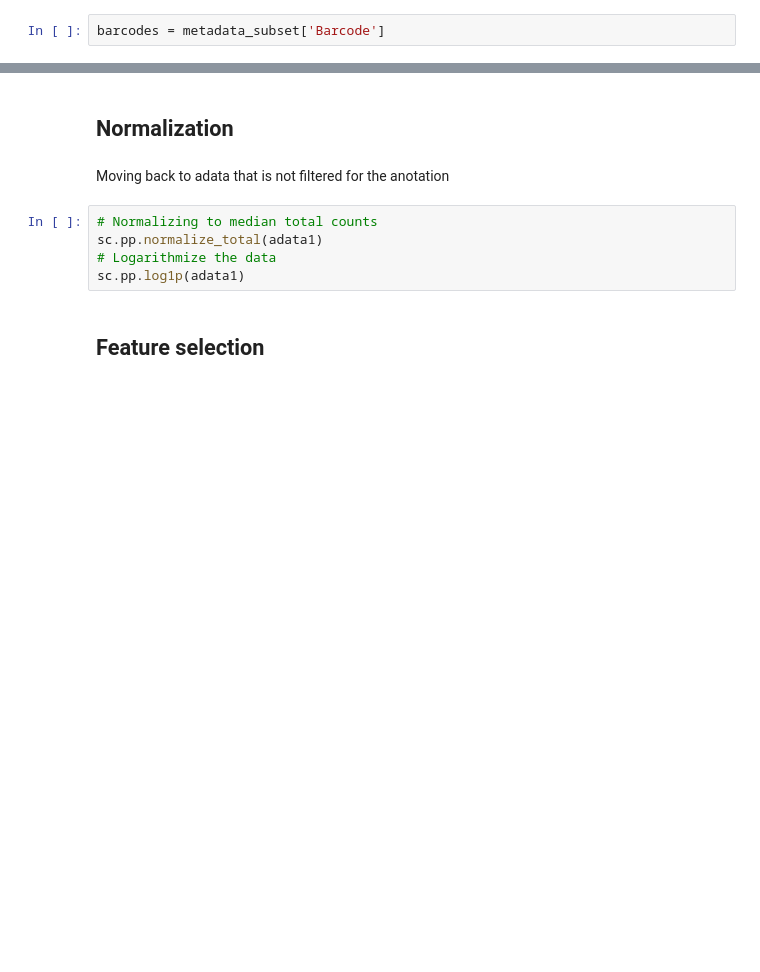
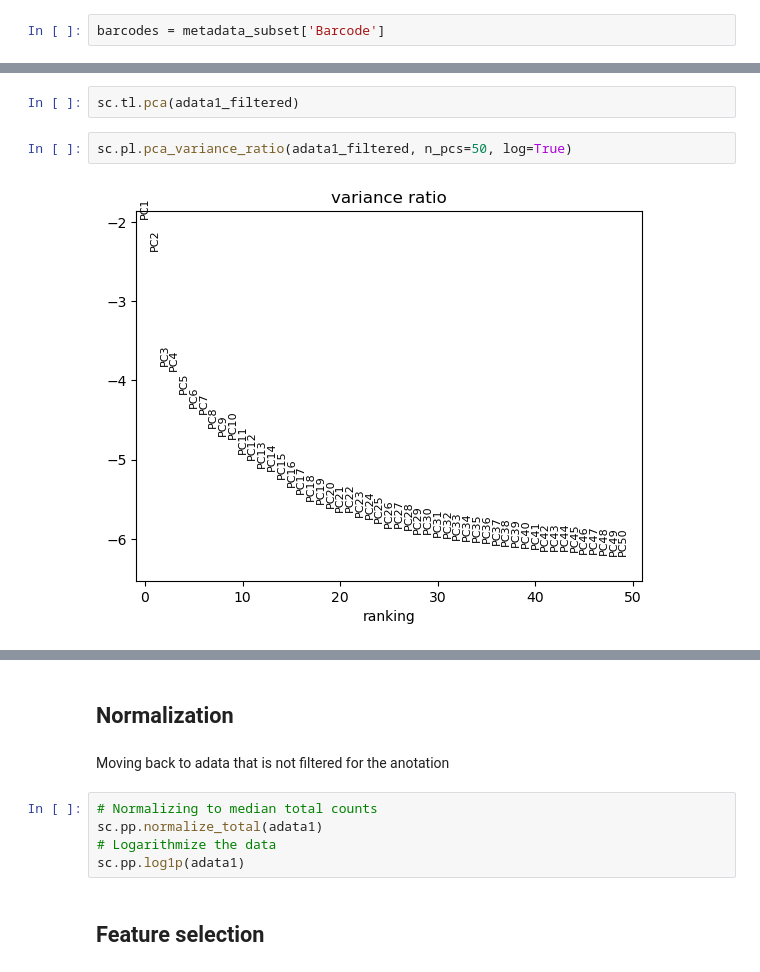
Before and after one commit to riccardoAli31/Gene-expression-changes-from-CNV, a Jupyter notebook: preprocessing/preprocessing_sample1.ipynb, the cells around one changed output, grey strips where cells are left out. Saved outputs shown, nothing was run; the diff lists cells and outputs as text; blank space fills up the shorter version.

```diff
--- a/preprocessing/preprocessing_sample1.ipynb
+++ b/preprocessing/preprocessing_sample1.ipynb
@@ -417,0 +398,6 @@ adata1_filtered = adata1_filtered[:, adata1_filtered.var.highly_variable]
+# %%
+sc.tl.pca(adata1_filtered)
+# %%
+sc.pl.pca_variance_ratio(adata1_filtered, n_pcs=50, log=True)
+# %% [output]
+[figure, added]
```
Also changed, not shown: parts of 60 cells of this notebook.
